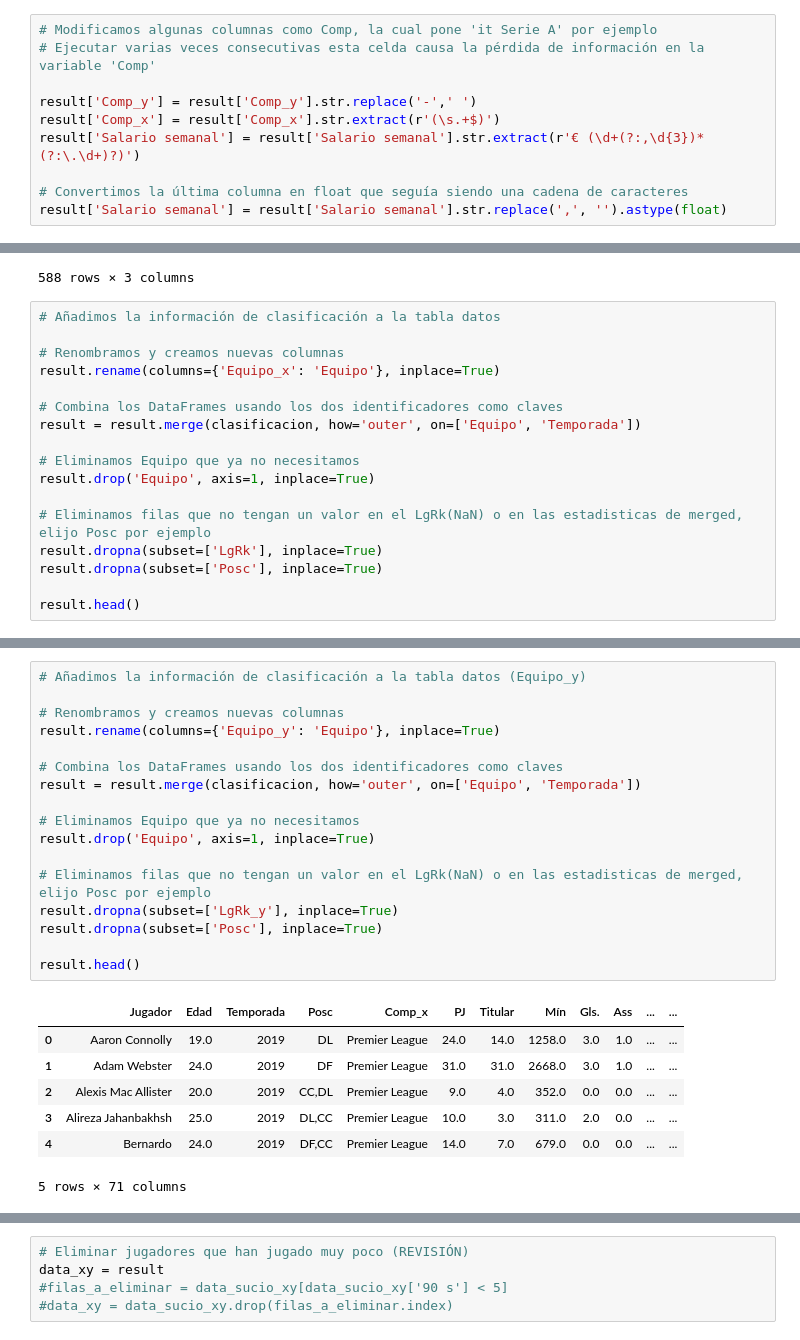
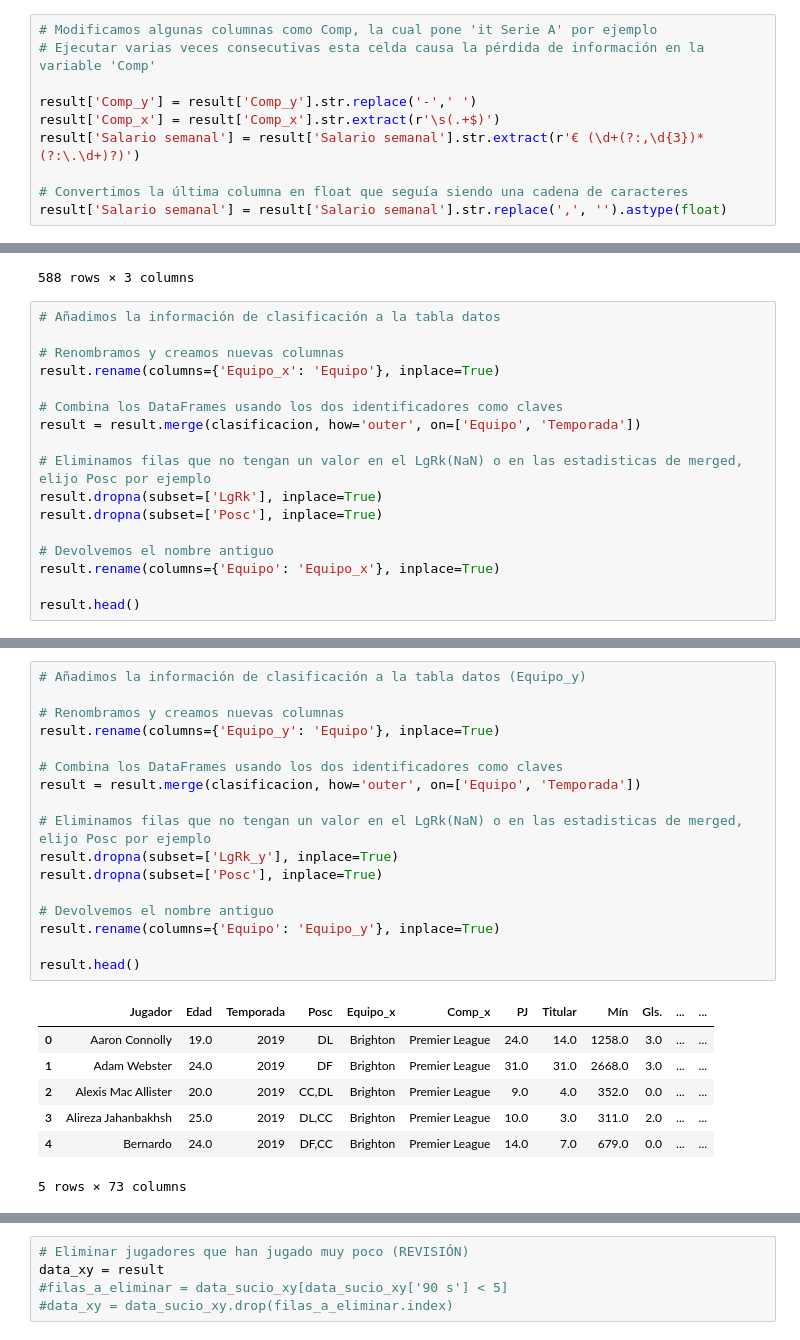
Before and after one commit to JMMelcrack/Predictive-models-applied-to-the-analysis-of-professional-footballers-wages, a Jupyter notebook: RefinadoDatos.ipynb, the cells around one changed output, grey strips where cells are left out. Cells and saved outputs as stored; diff of their text form.

```diff
--- a/RefinadoDatos.ipynb
+++ b/RefinadoDatos.ipynb
@@ -195,7 +199,7 @@ result
 # Ejecutar varias veces consecutivas esta celda causa la pérdida de información en la variable 'Comp'
 
 result['Comp_y'] = result['Comp_y'].str.replace('-',' ')
-result['Comp_x'] = result['Comp_x'].str.extract(r'(\s.+$)')
+result['Comp_x'] = result['Comp_x'].str.extract(r'\s(.+$)')
 result['Salario semanal'] = result['Salario semanal'].str.extract(r'€ (\d+(?:,\d{3})*(?:\.\d+)?)')
 
 # Convertimos la última columna en float que seguía siendo una cadena de caracteres
@@ -241,12 +245,12 @@ result.rename(columns={'Equipo_x': 'Equipo'}, inplace=True)
 # Combina los DataFrames usando los dos identificadores como claves
 result = result.merge(clasificacion, how='outer', on=['Equipo', 'Temporada'])
 
-# Eliminamos Equipo que ya no necesitamos
-result.drop('Equipo', axis=1, inplace=True)
-
 # Eliminamos filas que no tengan un valor en el LgRk(NaN) o en las estadisticas de merged, elijo Posc por ejemplo
 result.dropna(subset=['LgRk'], inplace=True)
 result.dropna(subset=['Posc'], inplace=True)
 
+# Devolvemos el nombre antiguo
+result.rename(columns={'Equipo': 'Equipo_x'}, inplace=True)
+
 result.head()
 # %% [output]
@@ -260,25 +264,25 @@ result.head()
 # %%
 # Añadimos la información de clasificación a la tabla datos (Equipo_y)
 
 # Renombramos y creamos nuevas columnas
 result.rename(columns={'Equipo_y': 'Equipo'}, inplace=True)
 
 # Combina los DataFrames usando los dos identificadores como claves
 result = result.merge(clasificacion, how='outer', on=['Equipo', 'Temporada'])
 
-# Eliminamos Equipo que ya no necesitamos
-result.drop('Equipo', axis=1, inplace=True)
-
 # Eliminamos filas que no tengan un valor en el LgRk(NaN) o en las estadisticas de merged, elijo Posc por ejemplo
 result.dropna(subset=['LgRk_y'], inplace=True)
 result.dropna(subset=['Posc'], inplace=True)
 
+# Devolvemos el nombre antiguo
+result.rename(columns={'Equipo': 'Equipo_y'}, inplace=True)
+
 result.head()
 # %% [output]
-|  | Jugador | Edad | Temporada | Posc | Comp_x | PJ | Titular | Mín | Gls. | Ass | ... | ... |
-| 0 | Aaron Connolly | 19.0 | 2019 | DL | Premier League | 24.0 | 14.0 | 1258.0 | 3.0 | 1.0 | ... | ... |
-| 1 | Adam Webster | 24.0 | 2019 | DF | Premier League | 31.0 | 31.0 | 2668.0 | 3.0 | 1.0 | ... | ... |
-| 2 | Alexis Mac Allister | 20.0 | 2019 | CC,DL | Premier League | 9.0 | 4.0 | 352.0 | 0.0 | 0.0 | ... | ... |
-| 3 | Alireza Jahanbakhsh | 25.0 | 2019 | DL,CC | Premier League | 10.0 | 3.0 | 311.0 | 2.0 | 0.0 | ... | ... |
-| 4 | Bernardo | 24.0 | 2019 | DF,CC | Premier League | 14.0 | 7.0 | 679.0 | 0.0 | 0.0 | ... | ... |
+|  | Jugador | Edad | Temporada | Posc | Equipo_x | Comp_x | PJ | Titular | Mín | Gls. | ... | ... |
+| 0 | Aaron Connolly | 19.0 | 2019 | DL | Brighton | Premier League | 24.0 | 14.0 | 1258.0 | 3.0 | ... | ... |
+| 1 | Adam Webster | 24.0 | 2019 | DF | Brighton | Premier League | 31.0 | 31.0 | 2668.0 | 3.0 | ... | ... |
+| 2 | Alexis Mac Allister | 20.0 | 2019 | CC,DL | Brighton | Premier League | 9.0 | 4.0 | 352.0 | 0.0 | ... | ... |
+| 3 | Alireza Jahanbakhsh | 25.0 | 2019 | DL,CC | Brighton | Premier League | 10.0 | 3.0 | 311.0 | 2.0 | ... | ... |
+| 4 | Bernardo | 24.0 | 2019 | DF,CC | Brighton | Premier League | 14.0 | 7.0 | 679.0 | 0.0 | ... | ... |
-5 rows × 71 columns
+5 rows × 73 columns
```
Also changed, not shown: parts of 12 cells of this notebook.
